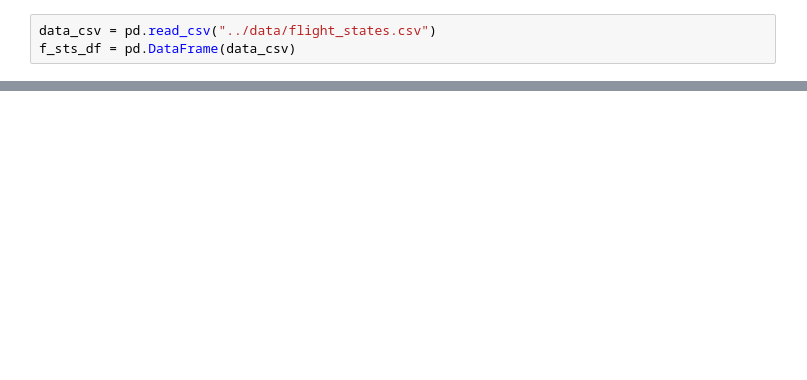
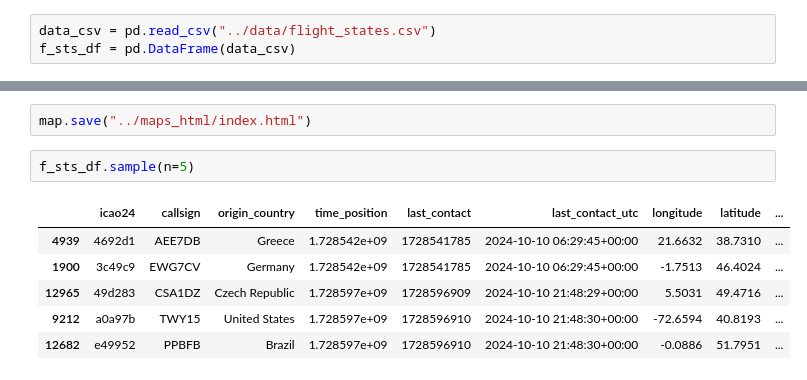
Before and after one commit to steven-midgley/project_one, a Jupyter notebook: notebooks/states.ipynb, the cells around one changed output, grey strips where cells are left out. Drawn from its saved outputs; the diff is of its cells as text; blank space fills up the shorter version.

```diff
--- a/notebooks/states.ipynb
+++ b/notebooks/states.ipynb
@@ -46,0 +142,11 @@ df.to_csv("../data/icao24_craft_ids.csv", mode="a", header=False, index=False)
+# %%
+map.save("../maps_html/index.html")
+# %%
+f_sts_df.sample(n=5)
+# %% [output]
+|  | icao24 | callsign | origin_country | time_position | last_contact | last_contact_utc | longitude | latitude | ... |
+| 4939 | 4692d1 | AEE7DB | Greece | 1.728542e+09 | 1728541785 | 2024-10-10 06:29:45+00:00 | 21.6632 | 38.7310 | ... |
+| 1900 | 3c49c9 | EWG7CV | Germany | 1.728542e+09 | 1728541785 | 2024-10-10 06:29:45+00:00 | -1.7513 | 46.4024 | ... |
+| 12965 | 49d283 | CSA1DZ | Czech Republic | 1.728597e+09 | 1728596909 | 2024-10-10 21:48:29+00:00 | 5.5031 | 49.4716 | ... |
+| 9212 | a0a97b | TWY15 | United States | 1.728597e+09 | 1728596910 | 2024-10-10 21:48:30+00:00 | -72.6594 | 40.8193 | ... |
+| 12682 | e49952 | PPBFB | Brazil | 1.728597e+09 | 1728596910 | 2024-10-10 21:48:30+00:00 | -0.0886 | 51.7951 | ... |
```
Also changed, not shown: parts of 16 cells of this notebook, 7 other files.
